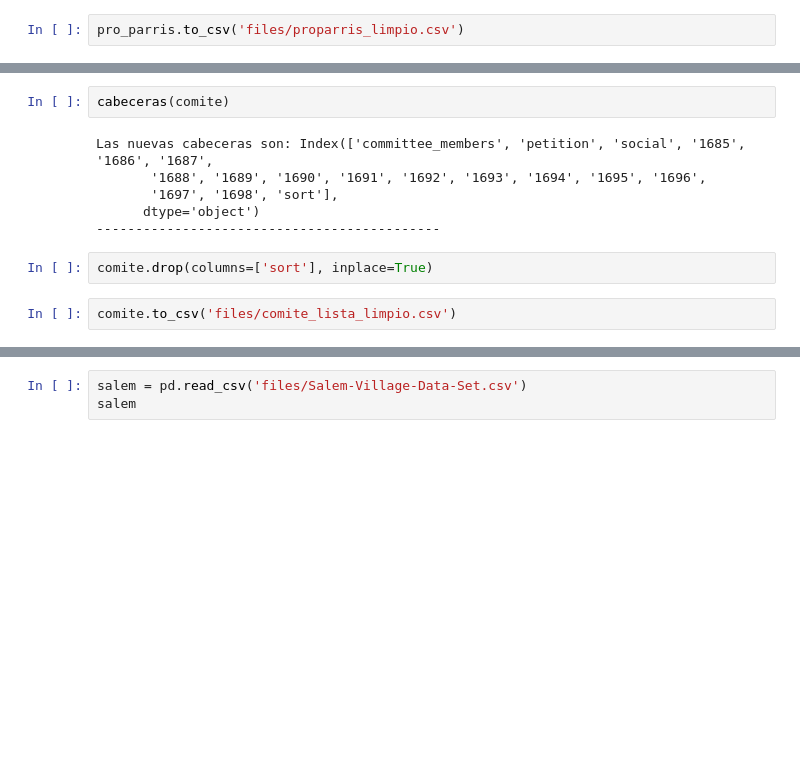
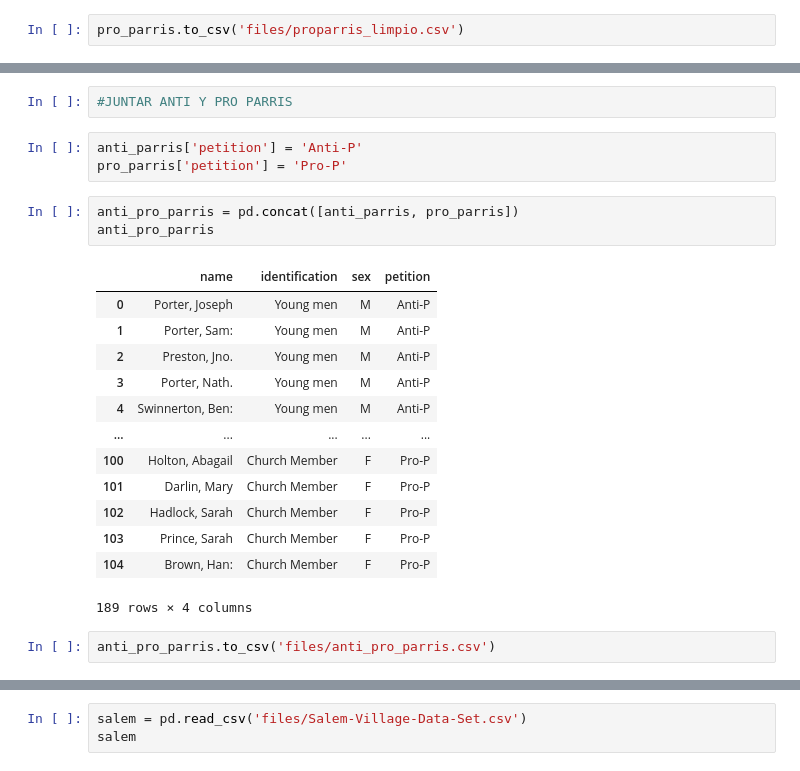
Before and after one commit to lmoraromero/promoG-modulo4-sprint1-pairprogramming-SAIRA-LAURAM, a Jupyter notebook: prueba.ipynb, the cells around one changed output, grey strips where cells are left out. Drawn from its saved outputs; the diff is of its cells as text; blank space fills up the shorter version.

Commit message:
add csv concat

```diff
--- a/prueba.ipynb
+++ b/prueba.ipynb
@@ -340,12 +323,24 @@ comite
-# %%
-cabeceras(comite)
-# %% [output]
-Las nuevas cabeceras son: Index(['committee_members', 'petition', 'social', '1685', '1686', '1687',
-       '1688', '1689', '1690', '1691', '1692', '1693', '1694', '1695', '1696',
-       '1697', '1698', 'sort'],
-      dtype='object')
---------------------------------------------
-# %%
-comite.drop(columns=['sort'], inplace=True)
+# %%
+#JUNTAR ANTI Y PRO PARRIS
+# %%
+anti_parris['petition'] = 'Anti-P'
+pro_parris['petition'] = 'Pro-P'
+# %%
+anti_pro_parris = pd.concat([anti_parris, pro_parris])
+anti_pro_parris
+# %% [output]
+|  | name | identification | sex | petition |
+| 0 | Porter, Joseph | Young men | M | Anti-P |
+| 1 | Porter, Sam: | Young men | M | Anti-P |
+| 2 | Preston, Jno. | Young men | M | Anti-P |
+| 3 | Porter, Nath. | Young men | M | Anti-P |
+| 4 | Swinnerton, Ben: | Young men | M | Anti-P |
+| ... | ... | ... | ... | ... |
+| 100 | Holton, Abagail | Church Member | F | Pro-P |
+| 101 | Darlin, Mary | Church Member | F | Pro-P |
+| 102 | Hadlock, Sarah | Church Member | F | Pro-P |
+| 103 | Prince, Sarah | Church Member | F | Pro-P |
+| 104 | Brown, Han: | Church Member | F | Pro-P |
+189 rows × 4 columns
 # %%
-comite.to_csv('files/comite_lista_limpio.csv')
+anti_pro_parris.to_csv('files/anti_pro_parris.csv')
```
Also changed, not shown: parts of 10 cells of this notebook, 8 other files.
